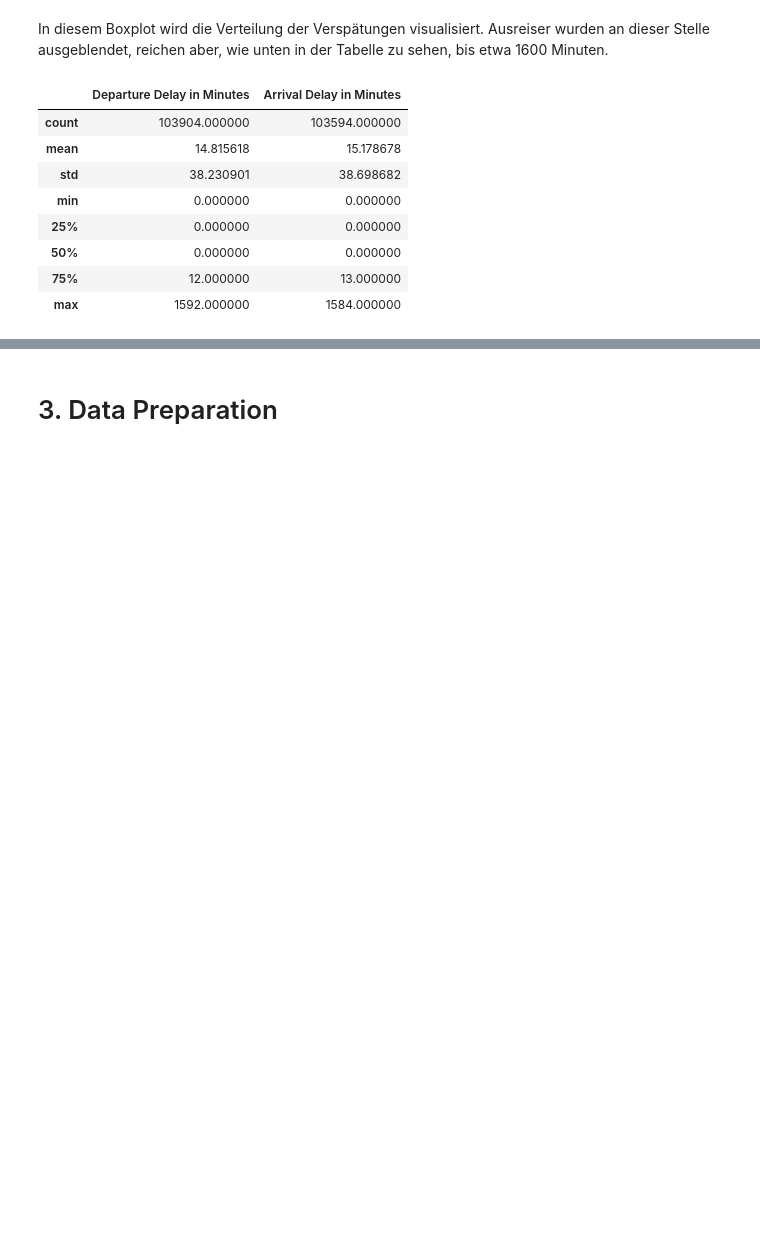
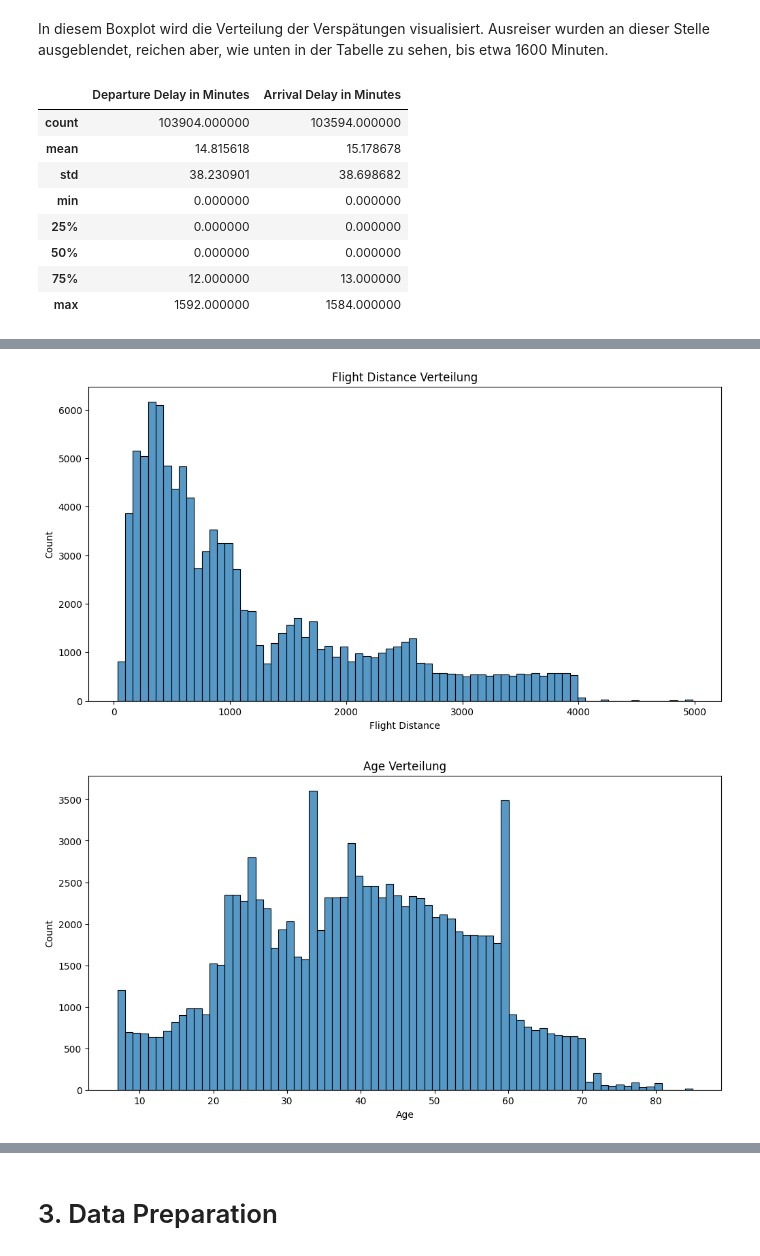
Before and after one commit to Sulphur1407/DSKI-Portfolio-1, a Jupyter notebook: PortfolioFinalVersion.ipynb, the cells around one changed output, grey strips where cells are left out. Drawn from its saved outputs; the diff is of its cells as text; code cells hidden in the pictures; blank space fills up the shorter version.

```diff
--- a/PortfolioFinalVersion.ipynb
+++ b/PortfolioFinalVersion.ipynb
@@ -221,0 +321,11 @@ df[["Departure Delay in Minutes", "Arrival Delay in Minutes"]].describe()
+# %%
+columns = ["Flight Distance","Age"] #Kardinale Variablen
+
+for column in columns: # Schleife über die kardinalen Variablen
+    plt.figure(figsize=[12,6]) # Erstellen der Figur
+    sns.histplot(df[column], bins = 75) # Erstellen des Histogramms mit 75 Bins = 75 Balken
+    plt.title(f"{column} Verteilung") # Titel des Plots
+    plt.show() # Anzeigen des Plots
+# %% [output]
+[figure, added]
+[figure, added]
```
Also changed, not shown: parts of 21 cells of this notebook.
